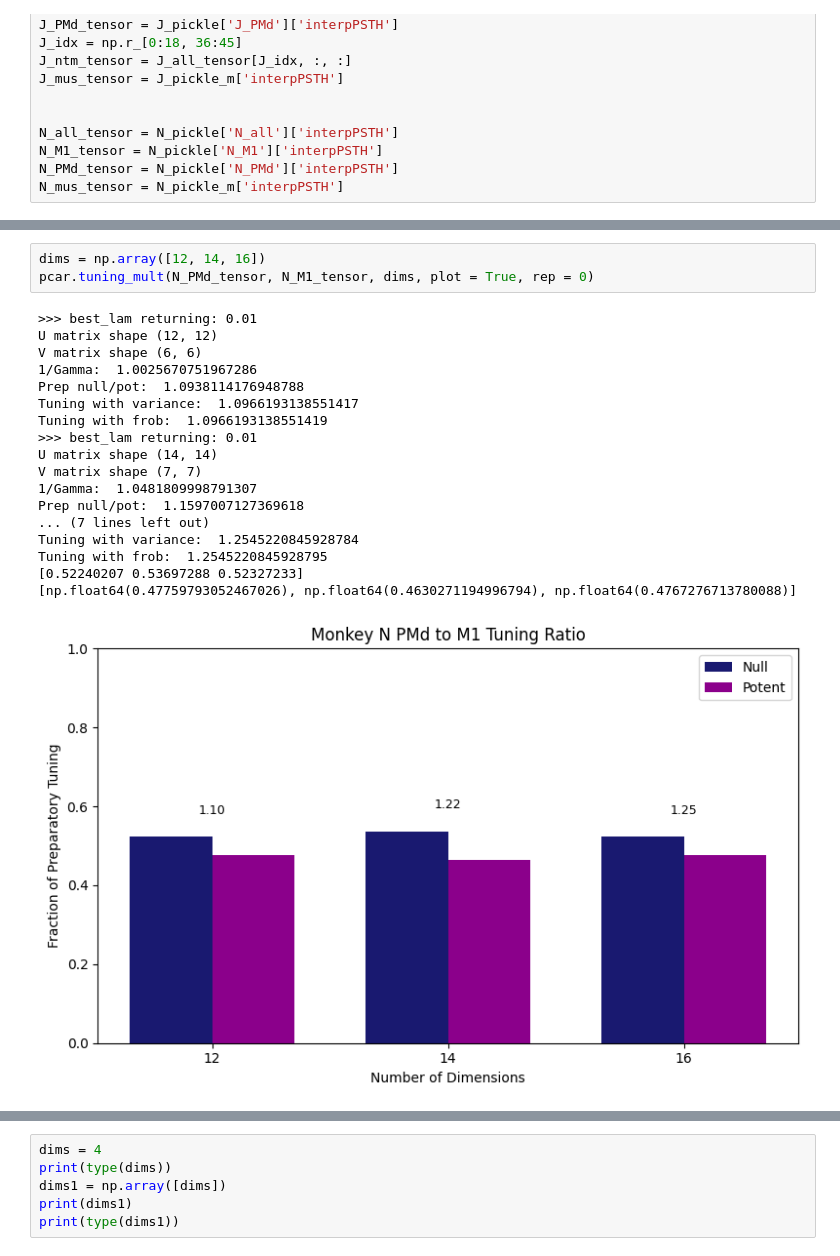
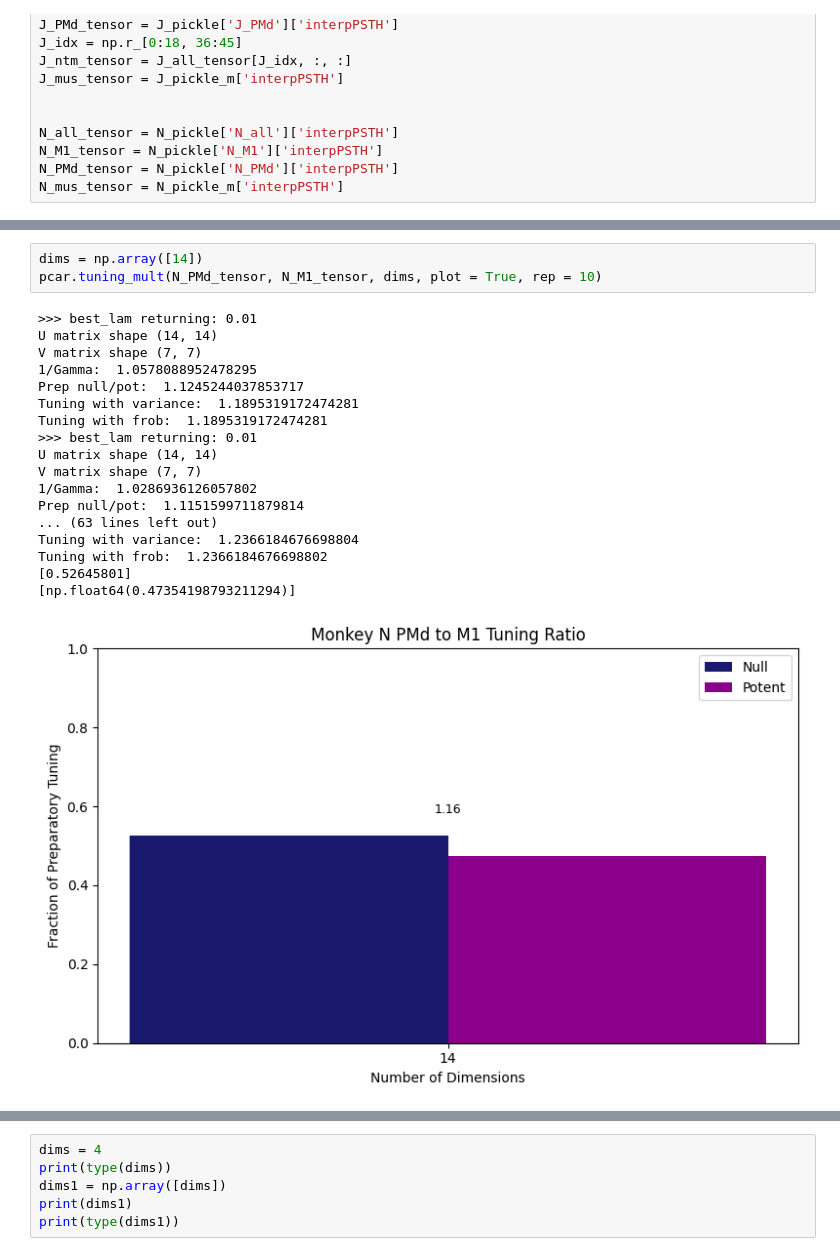
Before and after one commit to kbausen/senior-thesis, a Jupyter notebook: lam.ipynb, the cells around one changed output, grey strips where cells are left out. Saved outputs shown, nothing was run; the diff lists cells and outputs as text.

```diff
--- a/lam.ipynb
+++ b/lam.ipynb
@@ -84,23 +76,23 @@ Tuning with frob:  1.8657534171836794
 # %%
-dims = np.array([12, 14, 16])
-pcar.tuning_mult(N_PMd_tensor, N_M1_tensor, dims, plot = True, rep = 0)
+dims = np.array([14])
+pcar.tuning_mult(N_PMd_tensor, N_M1_tensor, dims, plot = True, rep = 10)
 # %% [output]
->>> best_lam returning: 0.01
-U matrix shape (12, 12)
-V matrix shape (6, 6)
-1/Gamma:  1.0025670751967286
-Prep null/pot:  1.0938114176948788
-Tuning with variance:  1.0966193138551417
-Tuning with frob:  1.0966193138551419
 >>> best_lam returning: 0.01
 U matrix shape (14, 14)
 V matrix shape (7, 7)
-1/Gamma:  1.0481809998791307
-Prep null/pot:  1.1597007127369618
-... (7 lines left out)
-Tuning with variance:  1.2545220845928784
-Tuning with frob:  1.2545220845928795
-[0.52240207 0.53697288 0.52327233]
-[np.float64(0.47759793052467026), np.float64(0.4630271194996794), np.float64(0.4767276713780088)]
+1/Gamma:  1.0578088952478295
+Prep null/pot:  1.1245244037853717
+Tuning with variance:  1.1895319172474281
+Tuning with frob:  1.1895319172474281
+>>> best_lam returning: 0.01
+U matrix shape (14, 14)
+V matrix shape (7, 7)
+1/Gamma:  1.0286936126057802
+Prep null/pot:  1.1151599711879814
+... (63 lines left out)
+Tuning with variance:  1.2366184676698804
+Tuning with frob:  1.2366184676698802
+[0.52645801]
+[np.float64(0.47354198793211294)]
-[figure, old version]
+[figure, new version]
 # %%
```
Also changed, not shown: parts of 3 cells of this notebook, 4 other files.
